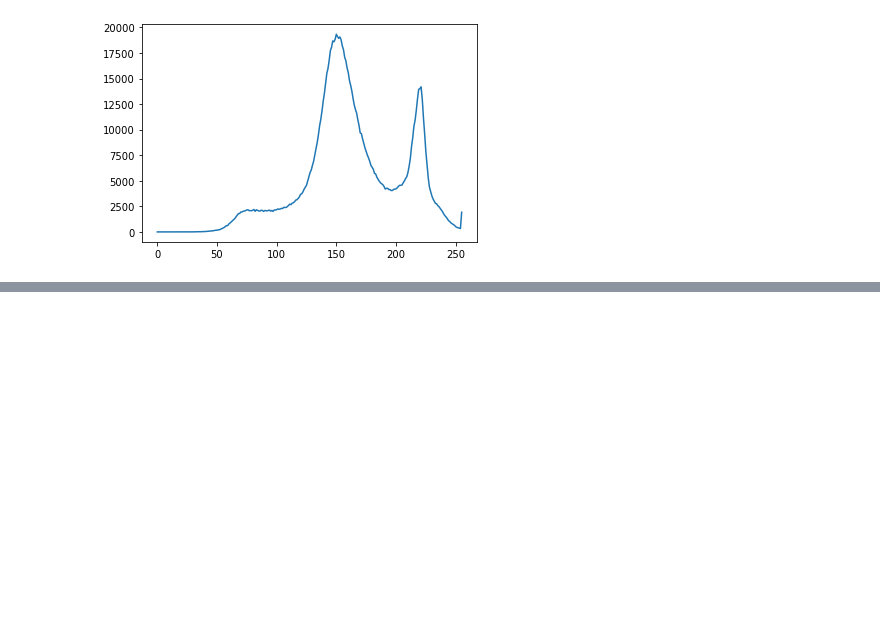
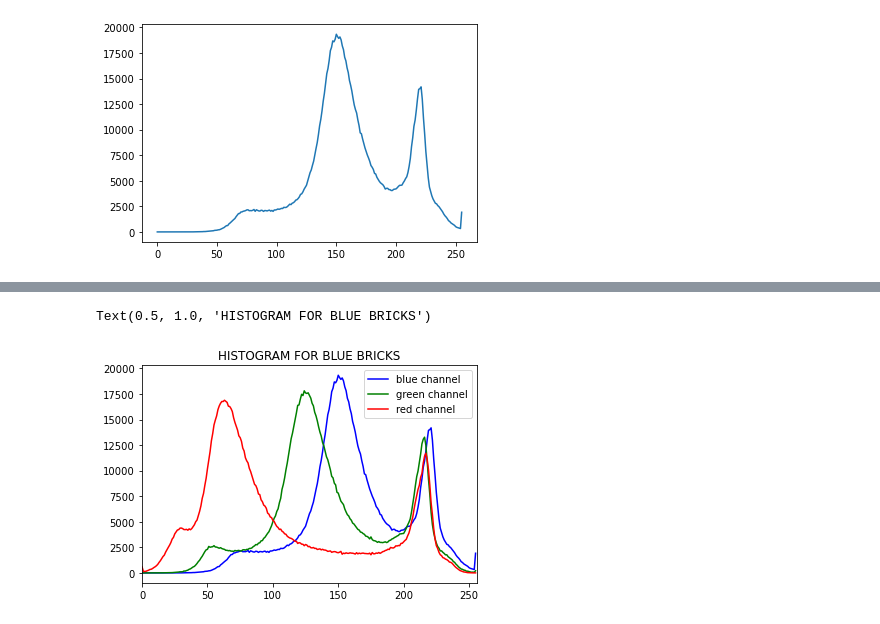
Before and after one commit to Zahed-Golabi/Computer-Vision, a Jupyter notebook: 3. Image Processing/Histograms.ipynb, the cells around one changed output, grey strips where cells are left out. Saved outputs shown, nothing was run; the diff lists cells and outputs as text; code cells hidden in the pictures; blank space fills up the shorter version.

```diff
--- a/3. Image Processing/Histograms.ipynb
+++ b/3. Image Processing/Histograms.ipynb
@@ -48,0 +50,15 @@ plt.plot(hist_values)
+# %%
+img = blue_bricks
+# %%
+color = ("blue", "green", "red")
+
+for i,col in enumerate(color):
+    histr = cv2.calcHist([img], [i], None, [256], [0,256])
+    plt.plot(histr, color=col, label=col + " channel")
+    plt.xlim([0,256])
+
+plt.legend()
+plt.title("HISTOGRAM FOR BLUE BRICKS")
+# %% [output]
+Text(0.5, 1.0, 'HISTOGRAM FOR BLUE BRICKS')
+[figure, added]
```
Also changed, not shown: parts of 8 cells of this notebook.
